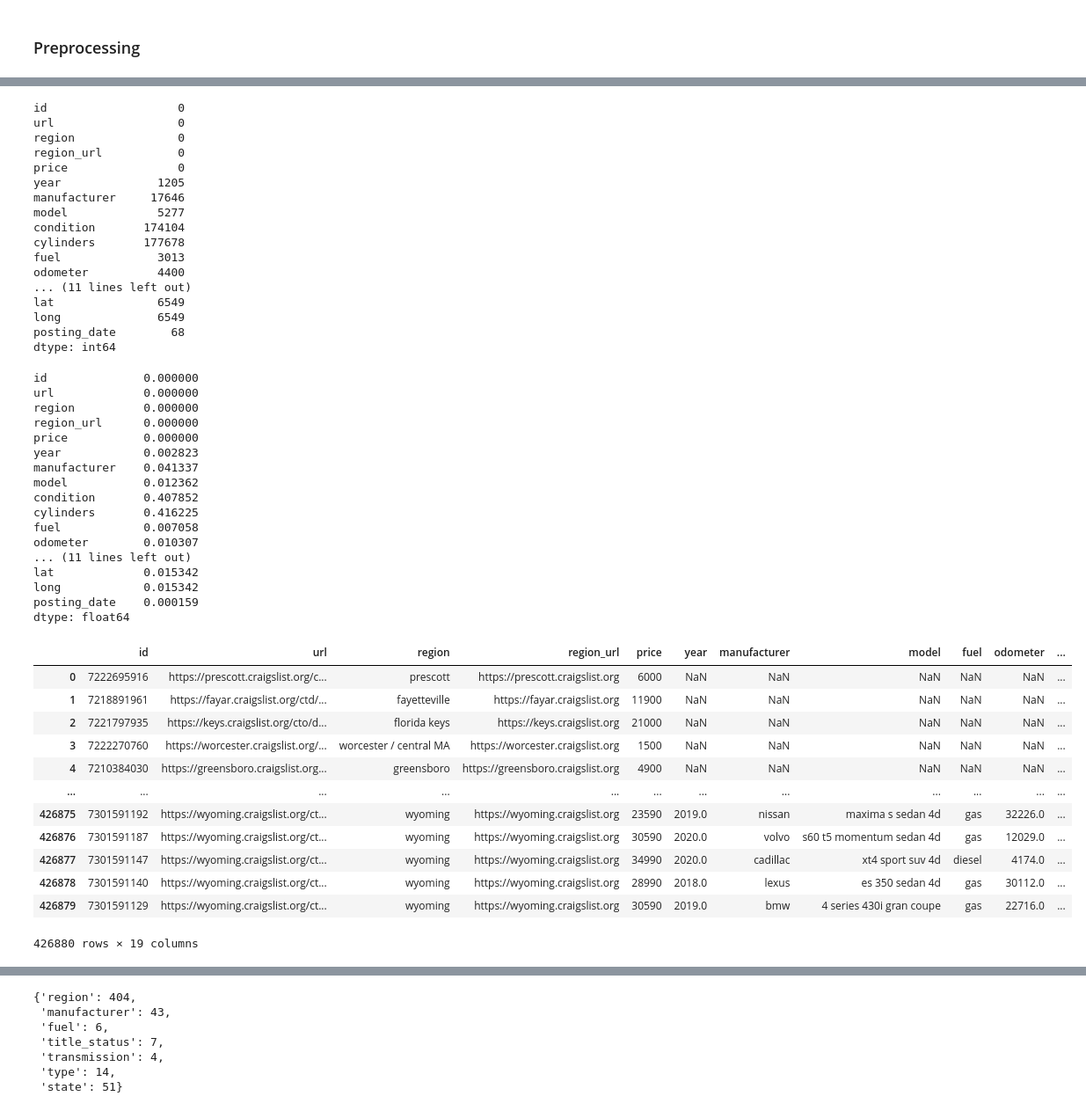
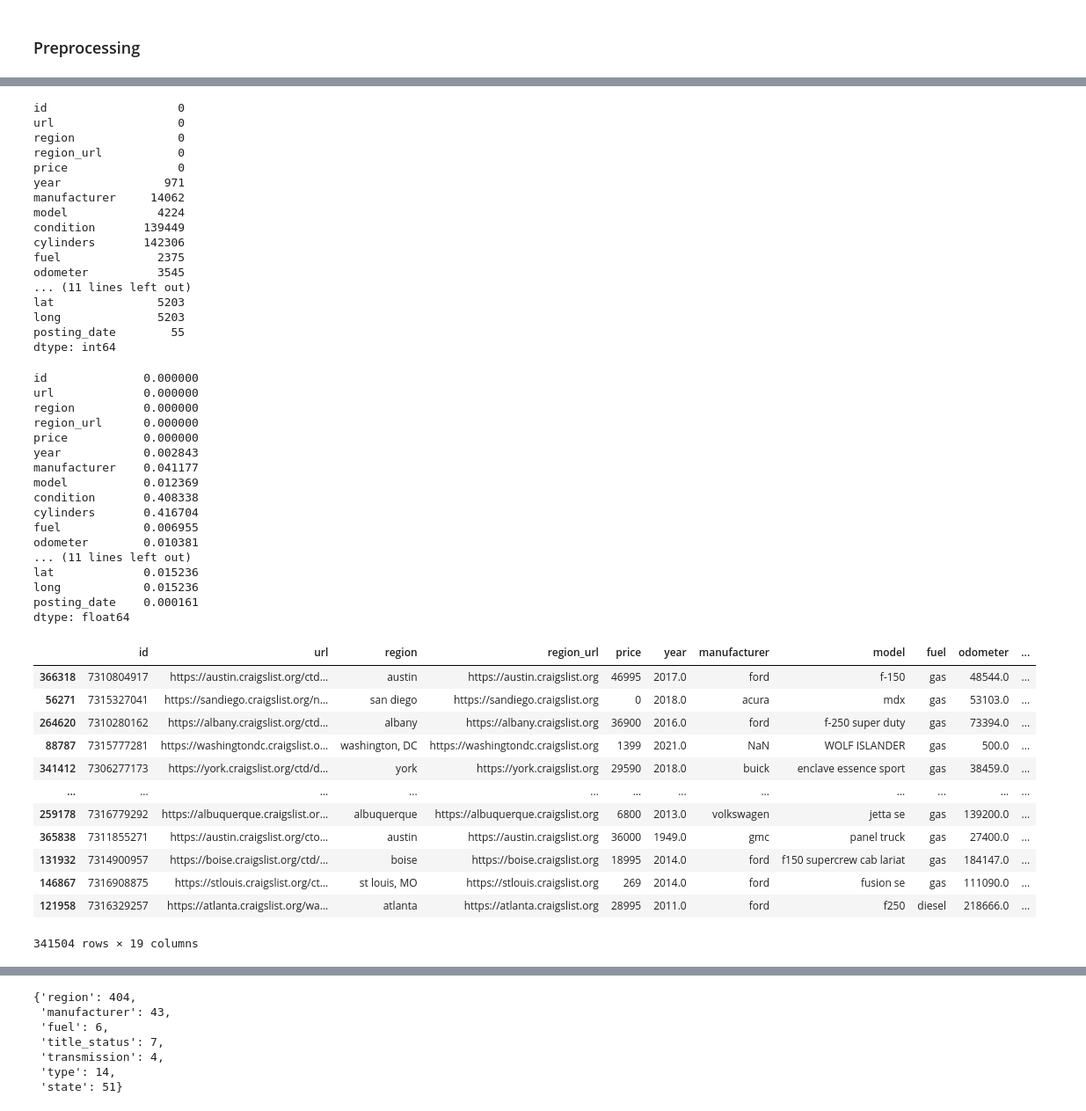
Before and after one commit to axiom9/vehicle_pricings, a Jupyter notebook: Predicting_used_car_prices.ipynb, the cells around one changed output, grey strips where cells are left out. Shown at 88% size. Drawn from its saved outputs; the diff is of its cells as text; code cells hidden in the pictures.

```diff
--- a/Predicting_used_car_prices.ipynb
+++ b/Predicting_used_car_prices.ipynb
@@ -26,0 +13,2 @@ data
+# %%
+data_train, data_test = train_test_split(data, test_size=0.2, random_state=42)
@@ -43,61 +47,61 @@ data.isna()
 # %%
-data.isna().sum()
+data_train.isna().sum()
 # %% [output]
 id                   0
 url                  0
 region               0
 region_url           0
 price                0
-year              1205
-manufacturer     17646
-model             5277
-condition       174104
-cylinders       177678
-fuel              3013
-odometer          4400
+year               971
+manufacturer     14062
+model             4224
+condition       139449
+cylinders       142306
+fuel              2375
+odometer          3545
 ... (11 lines left out)
-lat               6549
-long              6549
-posting_date        68
+lat               5203
+long              5203
+posting_date        55
 dtype: int64
 # %%
-data.isna().mean()
+data_train.isna().mean()
 # %% [output]
 id              0.000000
 url             0.000000
 region          0.000000
 region_url      0.000000
 price           0.000000
-year            0.002823
-manufacturer    0.041337
-model           0.012362
-condition       0.407852
-cylinders       0.416225
-fuel            0.007058
-odometer        0.010307
+year            0.002843
+manufacturer    0.041177
+model           0.012369
+condition       0.408338
+cylinders       0.416704
+fuel            0.006955
+odometer        0.010381
 ... (11 lines left out)
-lat             0.015342
-long            0.015342
-posting_date    0.000159
+lat             0.015236
+long            0.015236
+posting_date    0.000161
 dtype: float64
 # %%
-data_v1 = data.drop(data.columns[data.isna().mean() > 0.25], axis = 1)
+data_train_v1 = data_train.drop(data_train.columns[data_train.isna().mean() > 0.25], axis = 1)
 
-data_v1
+data_train_v1
 # %% [output]
 |  | id | url | region | region_url | price | year | manufacturer | model | fuel | odometer | ... |
-| 0 | 7222695916 | https://prescott.craigslist.org/c... | prescott | https://prescott.craigslist.org | 6000 | NaN | NaN | NaN | NaN | NaN | ... |
-| 1 | 7218891961 | https://fayar.craigslist.org/ctd/... | fayetteville | https://fayar.craigslist.org | 11900 | NaN | NaN | NaN | NaN | NaN | ... |
-| 2 | 7221797935 | https://keys.craigslist.org/cto/d... | florida keys | https://keys.craigslist.org | 21000 | NaN | NaN | NaN | NaN | NaN | ... |
-| 3 | 7222270760 | https://worcester.craigslist.org/... | worcester / central MA | https://worcester.craigslist.org | 1500 | NaN | NaN | NaN | NaN | NaN | ... |
-| 4 | 7210384030 | https://greensboro.craigslist.org... | greensboro | https://greensboro.craigslist.org | 4900 | NaN | NaN | NaN | NaN | NaN | ... |
+| 366318 | 7310804917 | https://austin.craigslist.org/ctd... | austin | https://austin.craigslist.org | 46995 | 2017.0 | ford | f-150 | gas | 48544.0 | ... |
+| 56271 | 7315327041 | https://sandiego.craigslist.org/n... | san diego | https://sandiego.craigslist.org | 0 | 2018.0 | acura | mdx | gas | 53103.0 | ... |
+| 264620 | 7310280162 | https://albany.craigslist.org/ctd... | albany | https://albany.craigslist.org | 36900 | 2016.0 | ford | f-250 super duty | gas | 73394.0 | ... |
+| 88787 | 7315777281 | https://washingtondc.craigslist.o... | washington, DC | https://washingtondc.craigslist.org | 1399 | 2021.0 | NaN | WOLF ISLANDER | gas | 500.0 | ... |
+| 341412 | 7306277173 | https://york.craigslist.org/ctd/d... | york | https://york.craigslist.org | 29590 | 2018.0 | buick | enclave essence sport | gas | 38459.0 | ... |
 | ... | ... | ... | ... | ... | ... | ... | ... | ... | ... | ... | ... |
-| 426875 | 7301591192 | https://wyoming.craigslist.org/ct... | wyoming | https://wyoming.craigslist.org | 23590 | 2019.0 | nissan | maxima s sedan 4d | gas | 32226.0 | ... |
-| 426876 | 7301591187 | https://wyoming.craigslist.org/ct... | wyoming | https://wyoming.craigslist.org | 30590 | 2020.0 | volvo | s60 t5 momentum sedan 4d | gas | 12029.0 | ... |
-| 426877 | 7301591147 | https://wyoming.craigslist.org/ct... | wyoming | https://wyoming.craigslist.org | 34990 | 2020.0 | cadillac | xt4 sport suv 4d | diesel | 4174.0 | ... |
-| 426878 | 7301591140 | https://wyoming.craigslist.org/ct... | wyoming | https://wyoming.craigslist.org | 28990 | 2018.0 | lexus | es 350 sedan 4d | gas | 30112.0 | ... |
-| 426879 | 7301591129 | https://wyoming.craigslist.org/ct... | wyoming | https://wyoming.craigslist.org | 30590 | 2019.0 | bmw | 4 series 430i gran coupe | gas | 22716.0 | ... |
+| 259178 | 7316779292 | https://albuquerque.craigslist.or... | albuquerque | https://albuquerque.craigslist.org | 6800 | 2013.0 | volkswagen | jetta se | gas | 139200.0 | ... |
+| 365838 | 7311855271 | https://austin.craigslist.org/cto... | austin | https://austin.craigslist.org | 36000 | 1949.0 | gmc | panel truck | gas | 27400.0 | ... |
+| 131932 | 7314900957 | https://boise.craigslist.org/ctd/... | boise | https://boise.craigslist.org | 18995 | 2014.0 | ford | f150 supercrew cab lariat | gas | 184147.0 | ... |
+| 146867 | 7316908875 | https://stlouis.craigslist.org/ct... | st louis, MO | https://stlouis.craigslist.org | 269 | 2014.0 | ford | fusion se | gas | 111090.0 | ... |
+| 121958 | 7316329257 | https://atlanta.craigslist.org/wa... | atlanta | https://atlanta.craigslist.org | 28995 | 2011.0 | ford | f250 | diesel | 218666.0 | ... |
-426880 rows × 19 columns
+341504 rows × 19 columns
 # %%
 unneeded_columns = ['id', 'url', 'region_url', 'image_url', 'description', 'posting_date', 'model']
 
```
Also changed, not shown: parts of 33 cells of this notebook.
